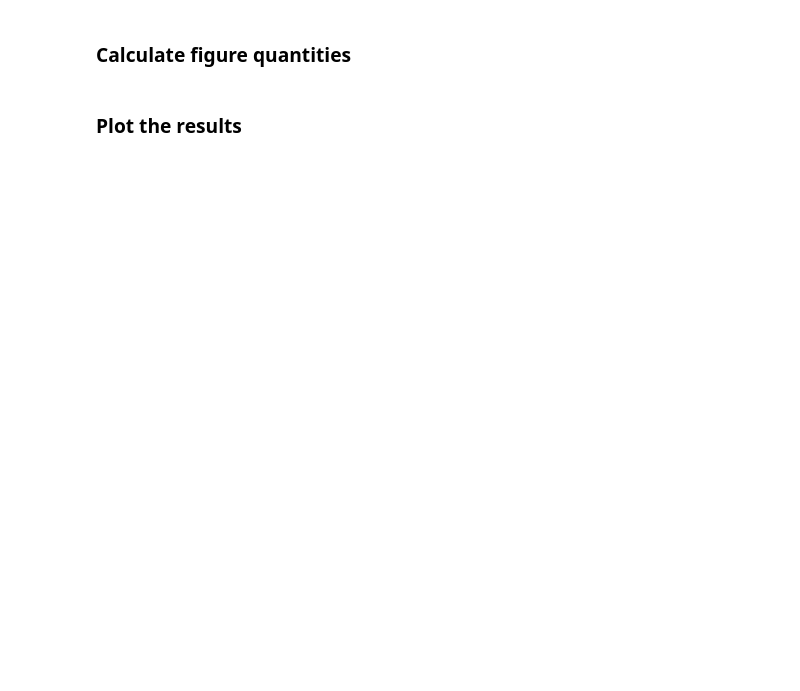
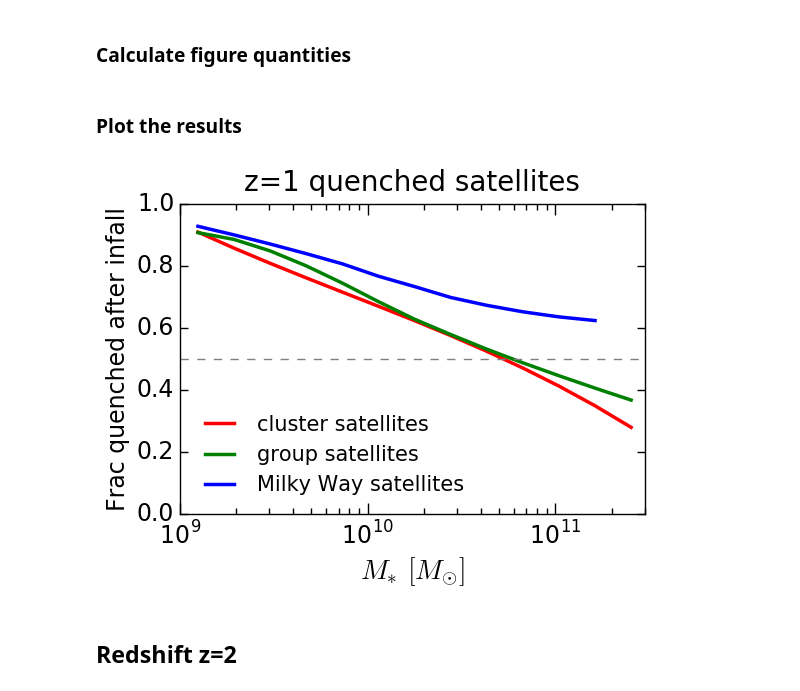
Before and after one commit to aphearin/time_evolving_cam_utils, a Jupyter notebook: plot_post_infall_quenching_fractions.ipynb, the cells around one changed output. Saved outputs shown, nothing was run; the diff lists cells and outputs as text; code cells hidden in the pictures; blank space fills up the shorter version.

Commit message:
Modified plot_post_infall_quenching_fractions notebook so that we also plot the redshift-dependence figure post_infall_quenching_fractions_redshift_dependence.pdf

```diff
--- a/plot_post_infall_quenching_fractions.ipynb
+++ b/plot_post_infall_quenching_fractions.ipynb
@@ -217,31 +239,45 @@ for i, sm_low, sm_high in zip(range(len(sm_bins)-1), sm_bins[0:-1], sm_bins[1:])
 from scipy.signal import savgol_filter
 
 fig = plt.figure()
 ax = fig.add_subplot(111)
 
 xlabel = ax.set_xlabel(r'$M_{\ast}$ $[M_{\odot}]$', fontsize=20)
 ylabel = ax.set_ylabel('Frac quenched after infall', fontsize=17)
 title = ax.set_title('z=1 quenched satellites', fontsize=20, y=1.02) # y param fixes an overhanging title
+
+frac_quenched_as_sat_all_z1_x = sm_mids
+frac_quenched_as_sat_all_z1_y = savgol_filter(frac_quenched_as_sat, 13, 3)
+
+# ax.plot(frac_quenched_as_sat_all_z1_x, frac_quenched_as_sat_all_z1_y, color='k',
+#         linewidth=2.5, label = "all satellites")
 
 ax.plot(sm_mids, savgol_filter(frac_quenched_as_sat_cluster, 13, 3), color='red',
         linewidth=2.5, label = "cluster satellites")
 
 ax.plot(sm_mids, savgol_filter(frac_quenched_as_sat_group, 9, 3), color='green',
         linewidth=2.5, label = "group satellites")
 
 ax.plot(sm_mids[:-1], savgol_filter(frac_quenched_as_sat_milky_way[:-1], 9, 2), color='blue',
         linewidth=2.5, label = "Milky Way satellites")
 
 ax.plot(np.logspace(9, 12, 100), np.zeros(100) + 0.5, '--', color='gray')
 
 plt.tick_params(axis='x', length=8, width=1, which='major')
 plt.tick_params(axis='x', length=4, width=1, which='minor')
 plt.tick_params(axis='y', length=6, width=1, which='major')
 plt.xscale('log')
 plt.xticks(fontsize=17)
 plt.yticks(fontsize=17)
 plt.xlim(xmin = 10**9, xmax=3*10**11)
 plt.ylim(ymin = 0, ymax = 1)
 plt.legend(frameon=False, loc='lower left', fontsize=15)
 
-fig.savefig('FIGS/post_infall_quenching_fractions_z1.pdf', bbox_extra_artists=[xlabel, ylabel], bbox_inches='tight')
+figname = 'post_infall_quenching_fractions_z1'
+save_figure_data('PLOT_DATA', figname, frac_quenched_as_sat_all_z1_x, 'frac_quenched_as_sat_all_z1_x')
+save_figure_data('PLOT_DATA', figname, frac_quenched_as_sat_all_z1_y, 'frac_quenched_as_sat_all_z1_y')
+
+# fig.savefig('FIGS/'+figname+'.pdf', bbox_extra_artists=[xlabel, ylabel], bbox_inches='tight')
+# %% [output]
+[figure, added]
+# %% [markdown]
+## Redshift z=2
```
Also changed, not shown: parts of 21 cells of this notebook, 3 other files.
